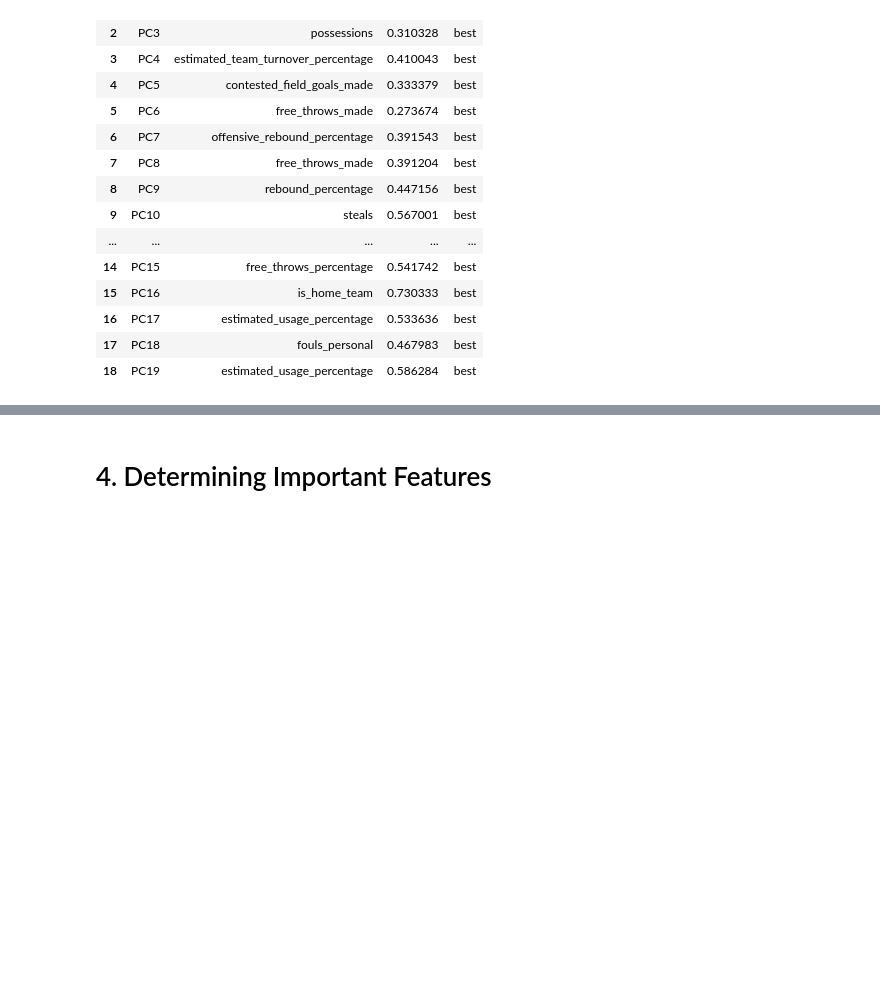
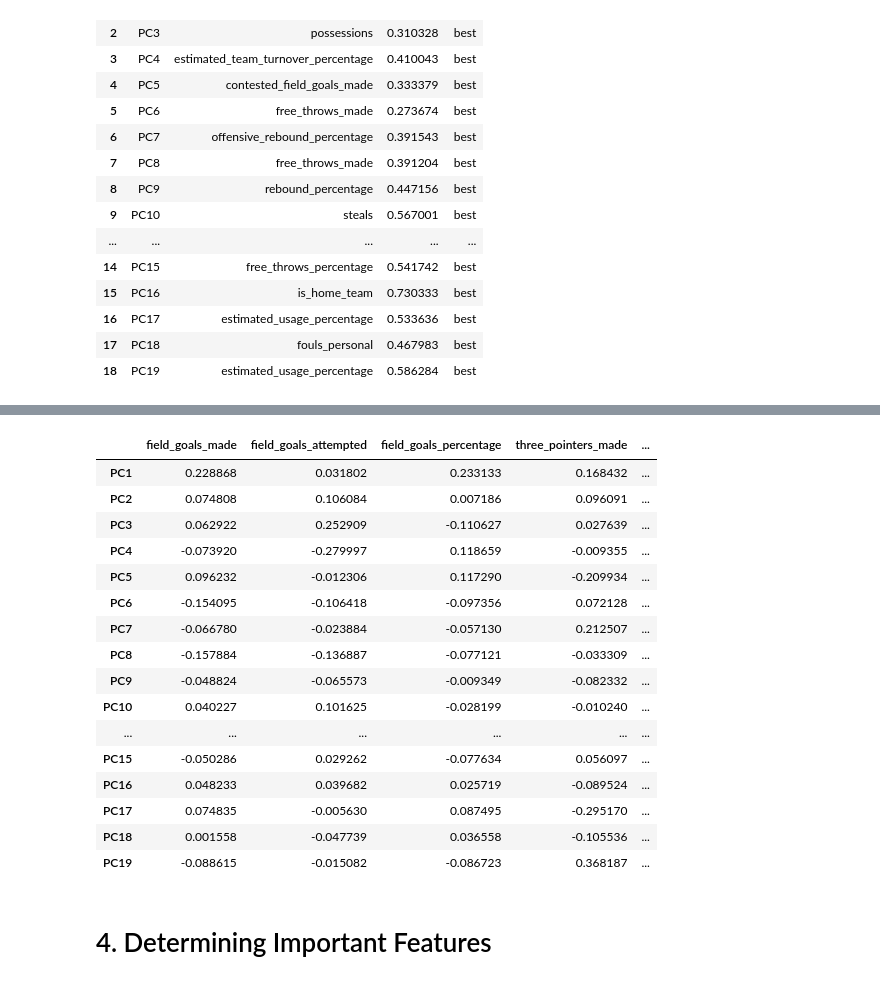
Before and after one commit to dBCooper2/bint-capstone, a Jupyter notebook: projects/shake/principal-component-analysis-v4.ipynb, the cells around one changed output, grey strips where cells are left out. Cells and saved outputs as stored; diff of their text form; code cells hidden in the pictures; blank space fills up the shorter version.

```diff
--- a/projects/shake/principal-component-analysis-v4.ipynb
+++ b/projects/shake/principal-component-analysis-v4.ipynb
@@ -286,3 +304,23 @@ result_2['topfeat'].loc[result_2['topfeat']['type'] == 'best']
+# %%
+result_2['loadings']
+# %% [output]
+|  | field_goals_made | field_goals_attempted | field_goals_percentage | three_pointers_made | ... |
+| PC1 | 0.228868 | 0.031802 | 0.233133 | 0.168432 | ... |
+| PC2 | 0.074808 | 0.106084 | 0.007186 | 0.096091 | ... |
+| PC3 | 0.062922 | 0.252909 | -0.110627 | 0.027639 | ... |
+| PC4 | -0.073920 | -0.279997 | 0.118659 | -0.009355 | ... |
+| PC5 | 0.096232 | -0.012306 | 0.117290 | -0.209934 | ... |
+| PC6 | -0.154095 | -0.106418 | -0.097356 | 0.072128 | ... |
+| PC7 | -0.066780 | -0.023884 | -0.057130 | 0.212507 | ... |
+| PC8 | -0.157884 | -0.136887 | -0.077121 | -0.033309 | ... |
+| PC9 | -0.048824 | -0.065573 | -0.009349 | -0.082332 | ... |
+| PC10 | 0.040227 | 0.101625 | -0.028199 | -0.010240 | ... |
+| ... | ... | ... | ... | ... | ... |
+| PC15 | -0.050286 | 0.029262 | -0.077634 | 0.056097 | ... |
+| PC16 | 0.048233 | 0.039682 | 0.025719 | -0.089524 | ... |
+| PC17 | 0.074835 | -0.005630 | 0.087495 | -0.295170 | ... |
+| PC18 | 0.001558 | -0.047739 | 0.036558 | -0.105536 | ... |
+| PC19 | -0.088615 | -0.015082 | -0.086723 | 0.368187 | ... |
 # %% [markdown]
 # 4. Determining Important Features
 # %% [markdown]
```
Also changed, not shown: parts of 25 cells of this notebook.
